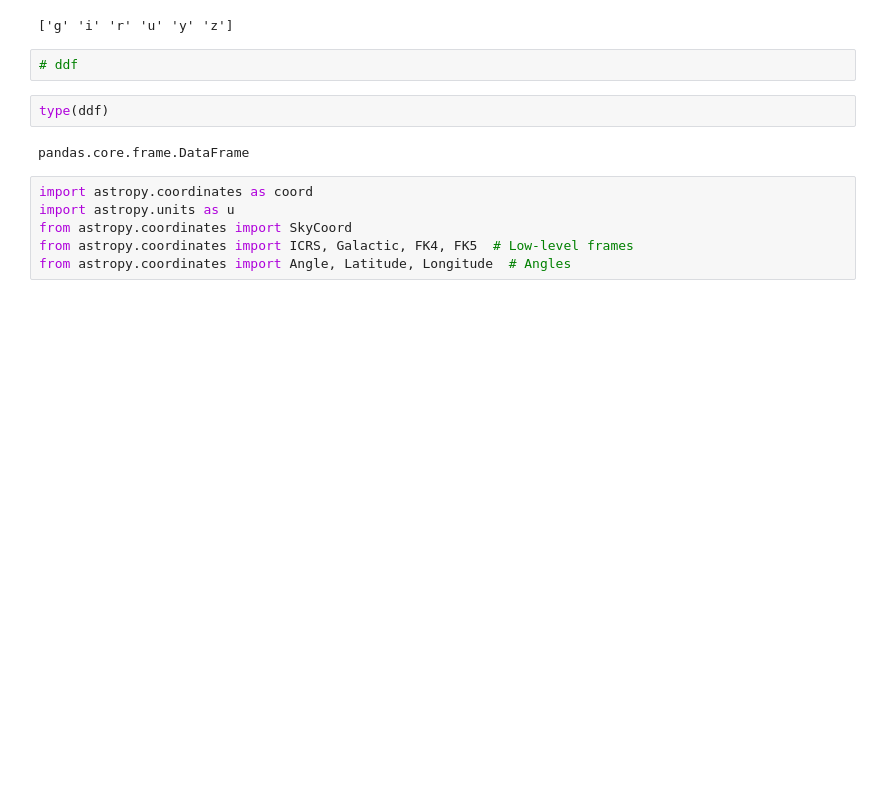
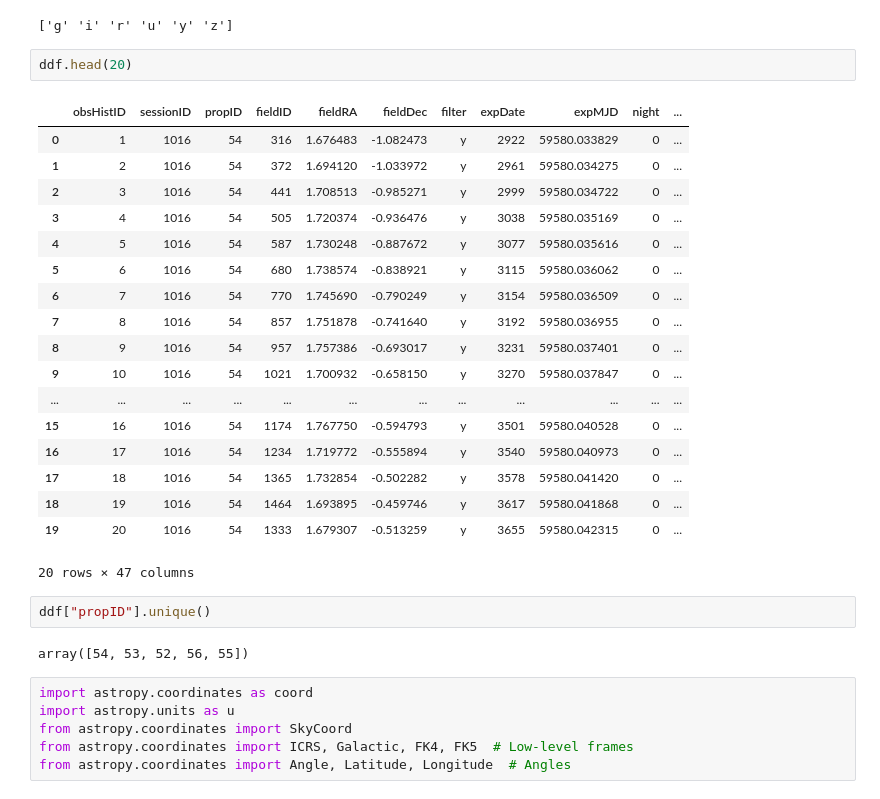
Before and after one commit to RobFirth/LSST_tools, a Jupyter notebook: opsimout/notebooks/OpSim_outputs_notebook.ipynb, the cells around one changed output. Saved outputs shown, nothing was run; the diff lists cells and outputs as text; blank space fills up the shorter version.

```diff
--- a/opsimout/notebooks/OpSim_outputs_notebook.ipynb
+++ b/opsimout/notebooks/OpSim_outputs_notebook.ipynb
@@ -43,12 +43,31 @@ filters = np.unique(ddf["filter"])
 print(filters)
 # %% [output]
 ['g' 'i' 'r' 'u' 'y' 'z']
-# %%
-# ddf
-# %%
-type(ddf)
-# %% [output]
-pandas.core.frame.DataFrame
+# %%
+ddf.head(20)
+# %% [output]
+|  | obsHistID | sessionID | propID | fieldID | fieldRA | fieldDec | filter | expDate | expMJD | night | ... |
+| 0 | 1 | 1016 | 54 | 316 | 1.676483 | -1.082473 | y | 2922 | 59580.033829 | 0 | ... |
+| 1 | 2 | 1016 | 54 | 372 | 1.694120 | -1.033972 | y | 2961 | 59580.034275 | 0 | ... |
+| 2 | 3 | 1016 | 54 | 441 | 1.708513 | -0.985271 | y | 2999 | 59580.034722 | 0 | ... |
+| 3 | 4 | 1016 | 54 | 505 | 1.720374 | -0.936476 | y | 3038 | 59580.035169 | 0 | ... |
+| 4 | 5 | 1016 | 54 | 587 | 1.730248 | -0.887672 | y | 3077 | 59580.035616 | 0 | ... |
+| 5 | 6 | 1016 | 54 | 680 | 1.738574 | -0.838921 | y | 3115 | 59580.036062 | 0 | ... |
+| 6 | 7 | 1016 | 54 | 770 | 1.745690 | -0.790249 | y | 3154 | 59580.036509 | 0 | ... |
+| 7 | 8 | 1016 | 54 | 857 | 1.751878 | -0.741640 | y | 3192 | 59580.036955 | 0 | ... |
+| 8 | 9 | 1016 | 54 | 957 | 1.757386 | -0.693017 | y | 3231 | 59580.037401 | 0 | ... |
+| 9 | 10 | 1016 | 54 | 1021 | 1.700932 | -0.658150 | y | 3270 | 59580.037847 | 0 | ... |
+| ... | ... | ... | ... | ... | ... | ... | ... | ... | ... | ... | ... |
+| 15 | 16 | 1016 | 54 | 1174 | 1.767750 | -0.594793 | y | 3501 | 59580.040528 | 0 | ... |
+| 16 | 17 | 1016 | 54 | 1234 | 1.719772 | -0.555894 | y | 3540 | 59580.040973 | 0 | ... |
+| 17 | 18 | 1016 | 54 | 1365 | 1.732854 | -0.502282 | y | 3578 | 59580.041420 | 0 | ... |
+| 18 | 19 | 1016 | 54 | 1464 | 1.693895 | -0.459746 | y | 3617 | 59580.041868 | 0 | ... |
+| 19 | 20 | 1016 | 54 | 1333 | 1.679307 | -0.513259 | y | 3655 | 59580.042315 | 0 | ... |
+20 rows × 47 columns
+# %%
+ddf["propID"].unique()
+# %% [output]
+array([54, 53, 52, 56, 55])
 # %%
 import astropy.coordinates as coord
 import astropy.units as u
```
Also changed, not shown: parts of 1 cell of this notebook, 1 other file.
